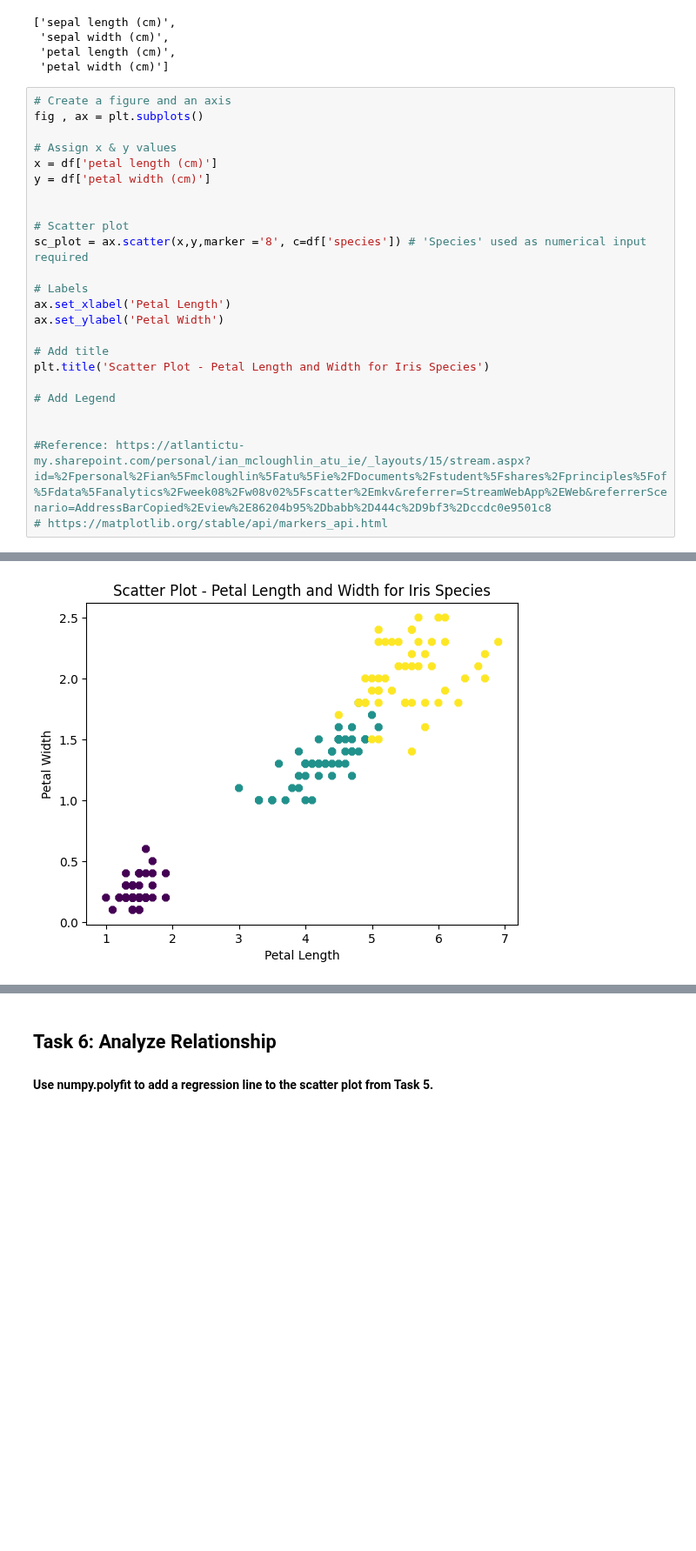
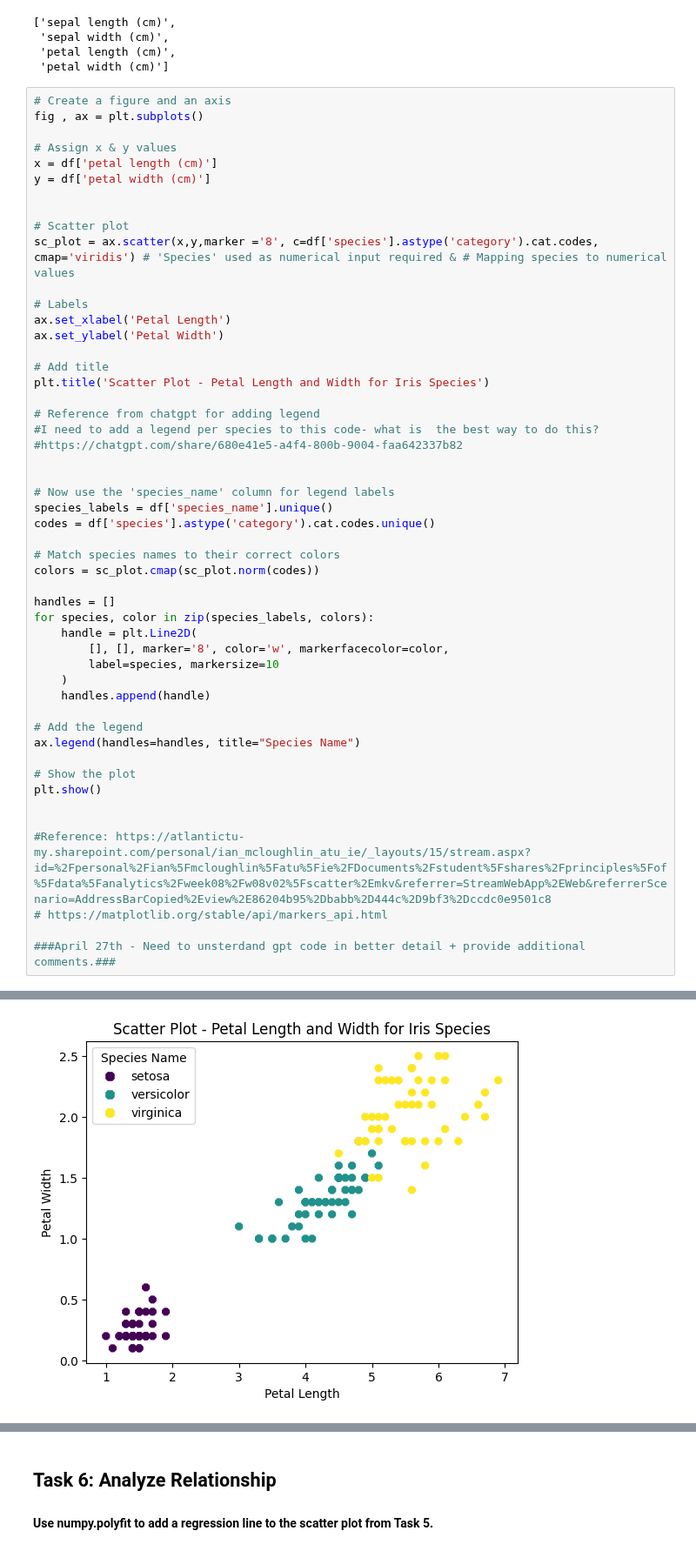
Before and after one commit to Mr-Scarf/principles_of_data_analytics, a Jupyter notebook: tasks.ipynb, the cells around one changed output, grey strips where cells are left out. Shown at 87% size. Saved outputs shown, nothing was run; the diff lists cells and outputs as text; blank space fills up the shorter version.

Commit message:
Task 5 - Update of Comments + Legend Added to Scatter Plot

```diff
--- a/tasks.ipynb
+++ b/tasks.ipynb
@@ -429,7 +429,7 @@ y = df['petal width (cm)']
 
 
 # Scatter plot
-sc_plot = ax.scatter(x,y,marker ='8', c=df['species']) # 'Species' used as numerical input required
+sc_plot = ax.scatter(x,y,marker ='8', c=df['species'].astype('category').cat.codes, cmap='viridis') # 'Species' used as numerical input required & # Mapping species to numerical values
 
 # Labels
 ax.set_xlabel('Petal Length')
@@ -438,9 +438,35 @@ ax.set_ylabel('Petal Width')
 # Add title
 plt.title('Scatter Plot - Petal Length and Width for Iris Species')
 
-# Add Legend
+# Reference from chatgpt for adding legend
+#I need to add a legend per species to this code- what is  the best way to do this?
+#https://chatgpt.com/share/680e41e5-a4f4-800b-9004-faa642337b82
+
+
+# Now use the 'species_name' column for legend labels
+species_labels = df['species_name'].unique()
+codes = df['species'].astype('category').cat.codes.unique()
+
+# Match species names to their correct colors
+colors = sc_plot.cmap(sc_plot.norm(codes))
+
+handles = []
+for species, color in zip(species_labels, colors):
+    handle = plt.Line2D(
+        [], [], marker='8', color='w', markerfacecolor=color,
+        label=species, markersize=10
+    )
+    handles.append(handle)
+
+# Add the legend
+ax.legend(handles=handles, title="Species Name")
+
+# Show the plot
+plt.show()
 
 
 #Reference: https://atlantictu-my.sharepoint.com/personal/ian_mcloughlin_atu_ie/_layouts/15/stream.aspx?id=%2Fpersonal%2Fian%5Fmcloughlin%5Fatu%5Fie%2FDocuments%2Fstudent%5Fshares%2Fprinciples%5Fof%5Fdata%5Fanalytics%2Fweek08%2Fw08v02%5Fscatter%2Emkv&referrer=StreamWebApp%2EWeb&referrerScenario=AddressBarCopied%2Eview%2E86204b95%2Dbabb%2D444c%2D9bf3%2Dccdc0e9501c8
 # https://matplotlib.org/stable/api/markers_api.html
+
+###April 27th - Need to unsterdand gpt code in better detail + provide additional comments.###
 # %% [output]
@@ -448,2 +473,2 @@ Text(0.5, 1.0, 'Scatter Plot - Petal Length and Width for Iris Species')
-[figure, old version]
+[figure, new version]
 # %% [markdown]
```
Also changed, not shown: parts of 3 cells of this notebook.
